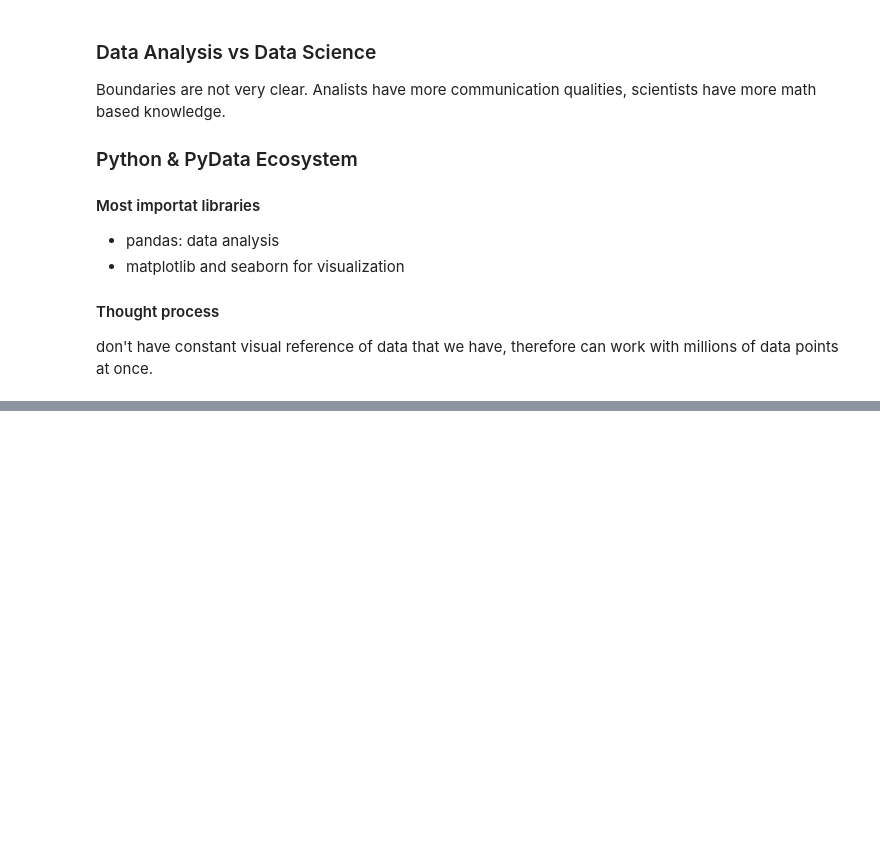
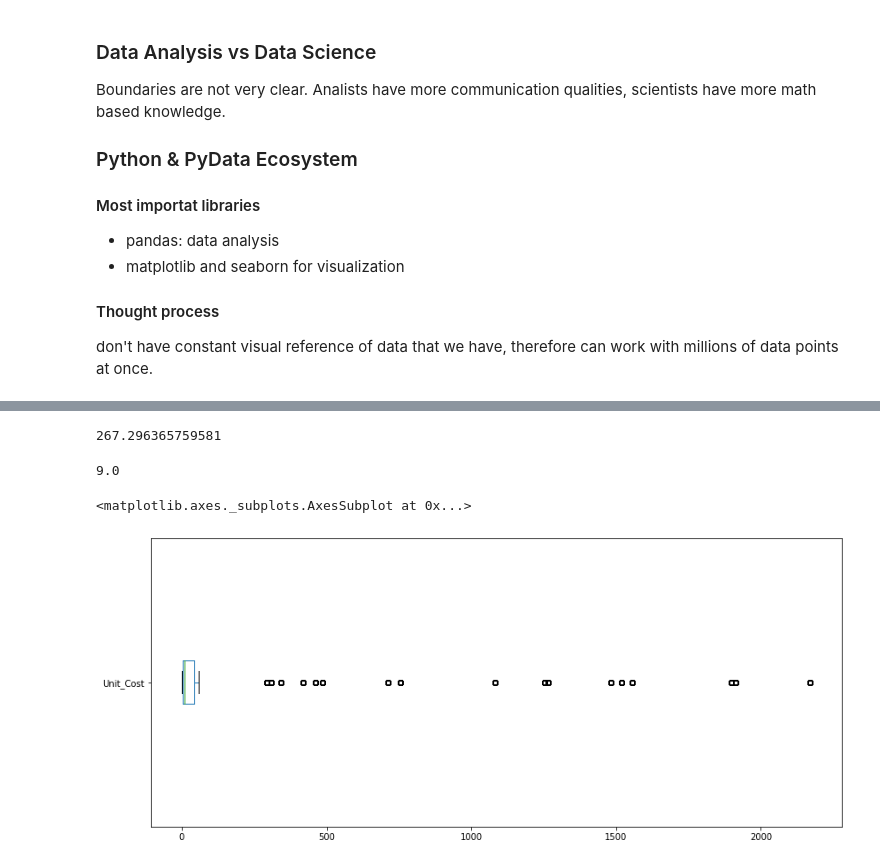
Before and after one commit to rebeccaceppas/data-analysis-course, a Jupyter notebook: Untitled.ipynb, the cells around one changed output, grey strips where cells are left out. Cells and saved outputs as stored; diff of their text form; code cells hidden in the pictures; blank space fills up the shorter version.

```diff
--- a/Untitled.ipynb
+++ b/Untitled.ipynb
@@ -44,0 +68,5 @@ don't have constant visual reference of data that we have, therefore can work wi
+# %%
+#reading the csv into python
+sales = pd.read_csv(
+    '/Users/rebeccaceppas/code/data-analysis-course/sales_data.csv',
+    parse_dates=['Date'])
@@ -44,0 +144,14 @@ don't have constant visual reference of data that we have, therefore can work wi
+# %%
+sales['Unit_Cost'].mean()
+# %% [output]
+267.296365759581
+# %%
+sales['Unit_Cost'].median()
+# %% [output]
+9.0
+# %%
+#visualization coming from matplotlib directly from pandas
+sales['Unit_Cost'].plot(kind='box', vert=False, figsize=(14,6))
+# %% [output]
+<matplotlib.axes._subplots.AxesSubplot at 0x...>
+[figure, added]
```
Also changed, not shown: parts of 16 cells of this notebook, 2 other files.
